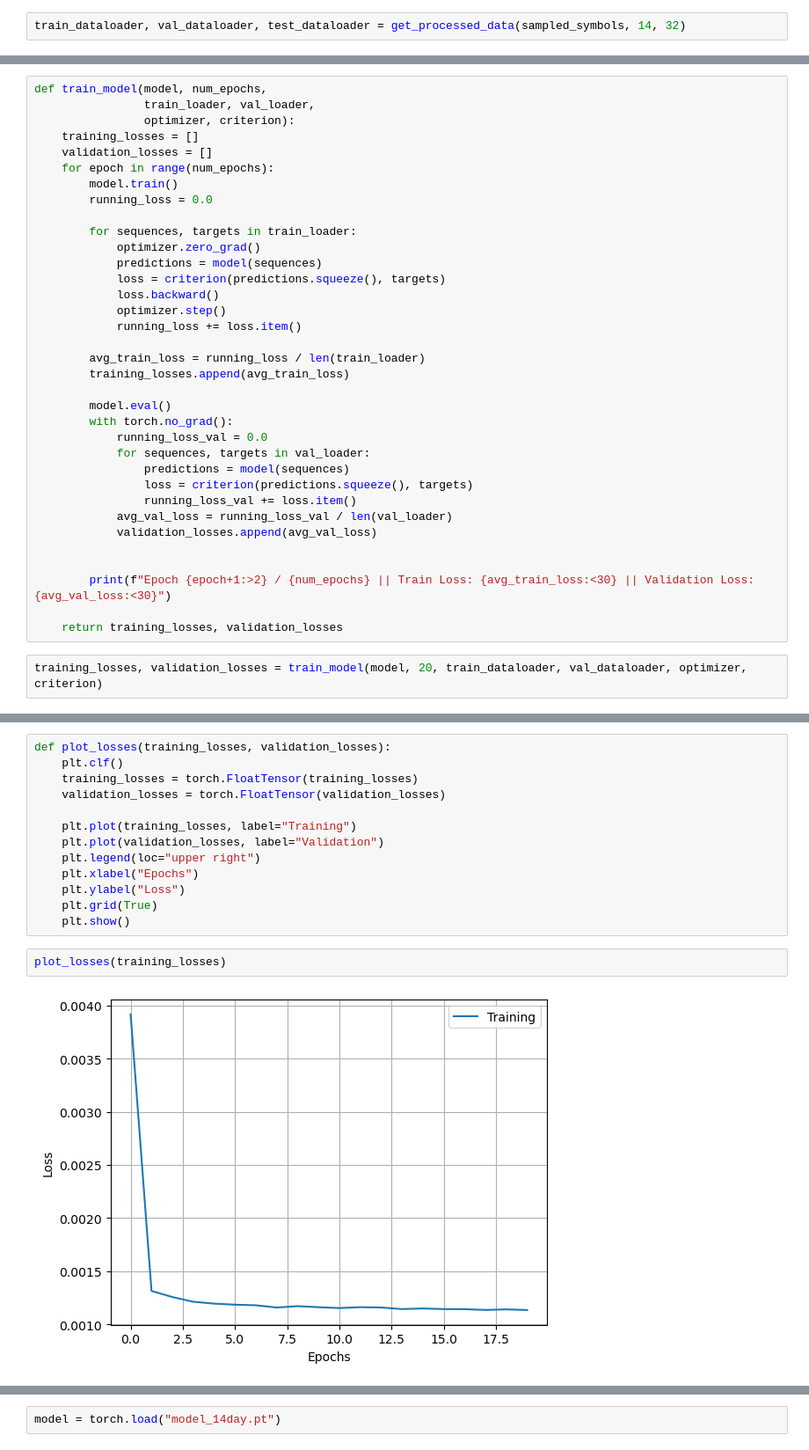
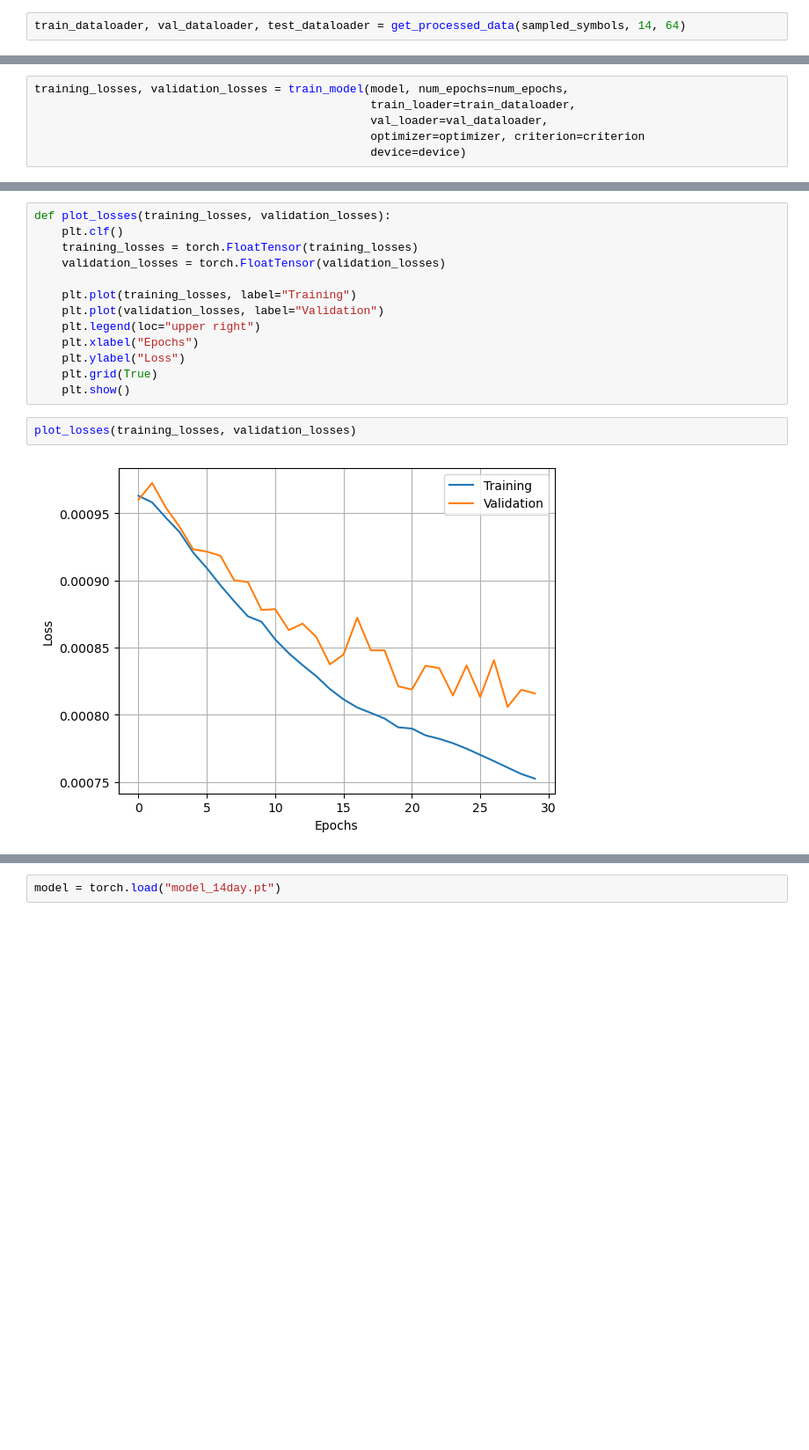
Before and after one commit to tranjm4/rnn_stock_predictor, a Jupyter notebook: model/model.ipynb, the cells around one changed output, grey strips where cells are left out. Shown at 88% size. Drawn from its saved outputs; the diff is of its cells as text; blank space fills up the shorter version.

```diff
--- a/model/model.ipynb
+++ b/model/model.ipynb
@@ -224,6 +355,6 @@ def get_processed_data(symbols: list[str], time_window, batch_size) -> tuple[Dat
 
     return train_dataloader, val_dataloader, test_dataloader
 # %%
-train_dataloader, val_dataloader, test_dataloader = get_processed_data(sampled_symbols, 14, 32)
+train_dataloader, val_dataloader, test_dataloader = get_processed_data(sampled_symbols, 14, 64)
 # %% [markdown]
 # 2. Defining LSTM Model
@@ -256,38 +448,7 @@ criterion = torch.nn.MSELoss()
-# %%
-def train_model(model, num_epochs,
-                train_loader, val_loader,
-                optimizer, criterion):
-    training_losses = []
-    validation_losses = []
-    for epoch in range(num_epochs):
-        model.train()
-        running_loss = 0.0
-
-        for sequences, targets in train_loader:
-            optimizer.zero_grad()
-            predictions = model(sequences)
-            loss = criterion(predictions.squeeze(), targets)
-            loss.backward()
-            optimizer.step()
-            running_loss += loss.item()
-
-        avg_train_loss = running_loss / len(train_loader)
-        training_losses.append(avg_train_loss)
-
-        model.eval()
-        with torch.no_grad():
-            running_loss_val = 0.0
-            for sequences, targets in val_loader:
-                predictions = model(sequences)
-                loss = criterion(predictions.squeeze(), targets)
-                running_loss_val += loss.item()
-            avg_val_loss = running_loss_val / len(val_loader)
-            validation_losses.append(avg_val_loss)
-
-
-        print(f"Epoch {epoch+1:>2} / {num_epochs} || Train Loss: {avg_train_loss:<30} || Validation Loss: {avg_val_loss:<30}")
-
-    return training_losses, validation_losses
 # %%
-training_losses, validation_losses = train_model(model, 20, train_dataloader, val_dataloader, optimizer, criterion)
+training_losses, validation_losses = train_model(model, num_epochs=num_epochs,
+                                                 train_loader=train_dataloader,
+                                                 val_loader=val_dataloader,
+                                                 optimizer=optimizer, criterion=criterion
+                                                 device=device)
 # %% [output]
@@ -325,9 +479,9 @@ def plot_losses(training_losses, validation_losses):
     plt.grid(True)
     plt.show()
 # %%
-plot_losses(training_losses)
+plot_losses(training_losses, validation_losses)
 # %% [output]
-[figure, old version]
+[figure, new version]
 # %%
 with torch.no_grad():
     running_test_loss = 0.0
```
Also changed, not shown: parts of 93 cells of this notebook.
